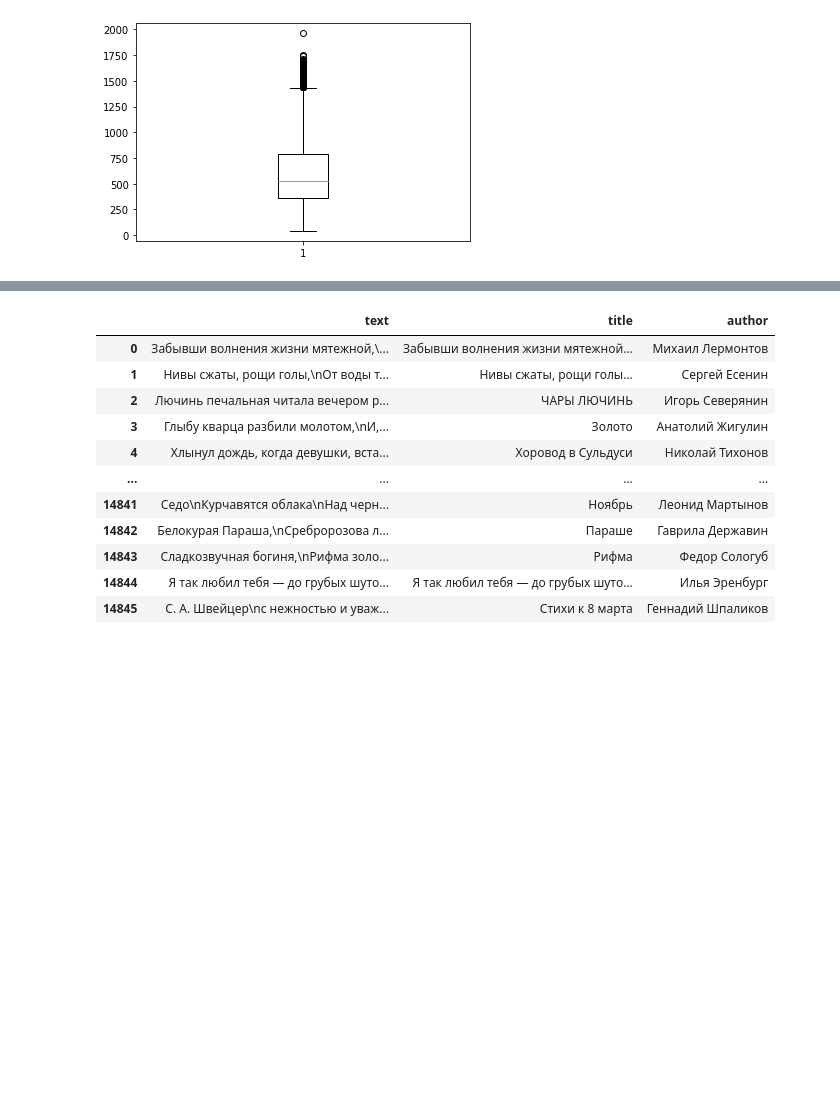
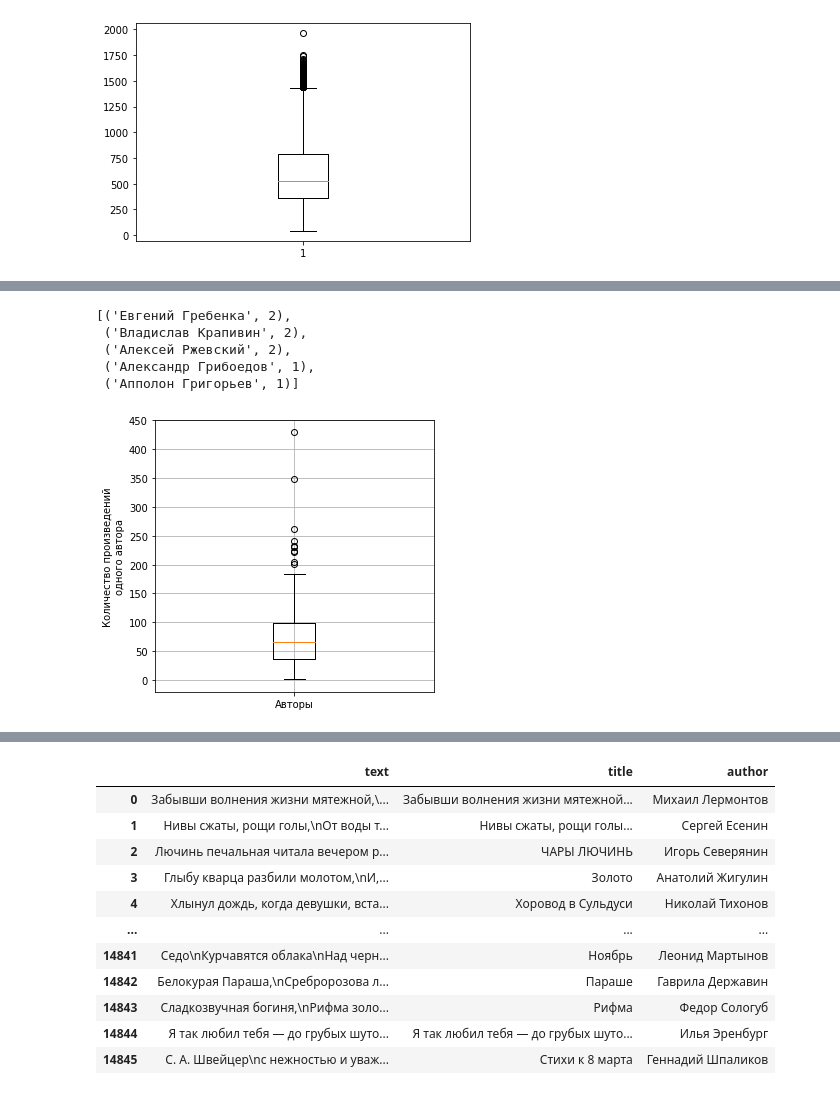
Before and after one commit to kirrog/dl_tech_learn, a Jupyter notebook: lab3/debug/dataset_prepare.ipynb, the cells around one changed output, grey strips where cells are left out. Drawn from its saved outputs; the diff is of its cells as text; code cells hidden in the pictures; blank space fills up the shorter version.

```diff
--- a/lab3/debug/dataset_prepare.ipynb
+++ b/lab3/debug/dataset_prepare.ipynb
@@ -76,0 +93,19 @@ df = pd.DataFrame([[data['items']['item'][i]['text'],data['items']['item'][i]['n
+# %%
+xy[-5:]
+# %% [output]
+[('Евгений Гребенка', 2),
+ ('Владислав Крапивин', 2),
+ ('Алексей Ржевский', 2),
+ ('Александр Грибоедов', 1),
+ ('Апполон Григорьев', 1)]
+# %%
+f, axs = plt.subplots(1, 1, figsize=(5, 5))
+plt.ylabel("Количество произведений\nодного автора")
+plt.yticks(list(range(0, 460, 50)))
+y = list(map(lambda v: v[1], xy))
+axs.set_xticklabels(["Авторы"])
+plt.boxplot(y)
+plt.grid()
+plt.show()
+# %% [output]
+[figure, added]
```
Also changed, not shown: parts of 9 cells of this notebook, 9 other files.
